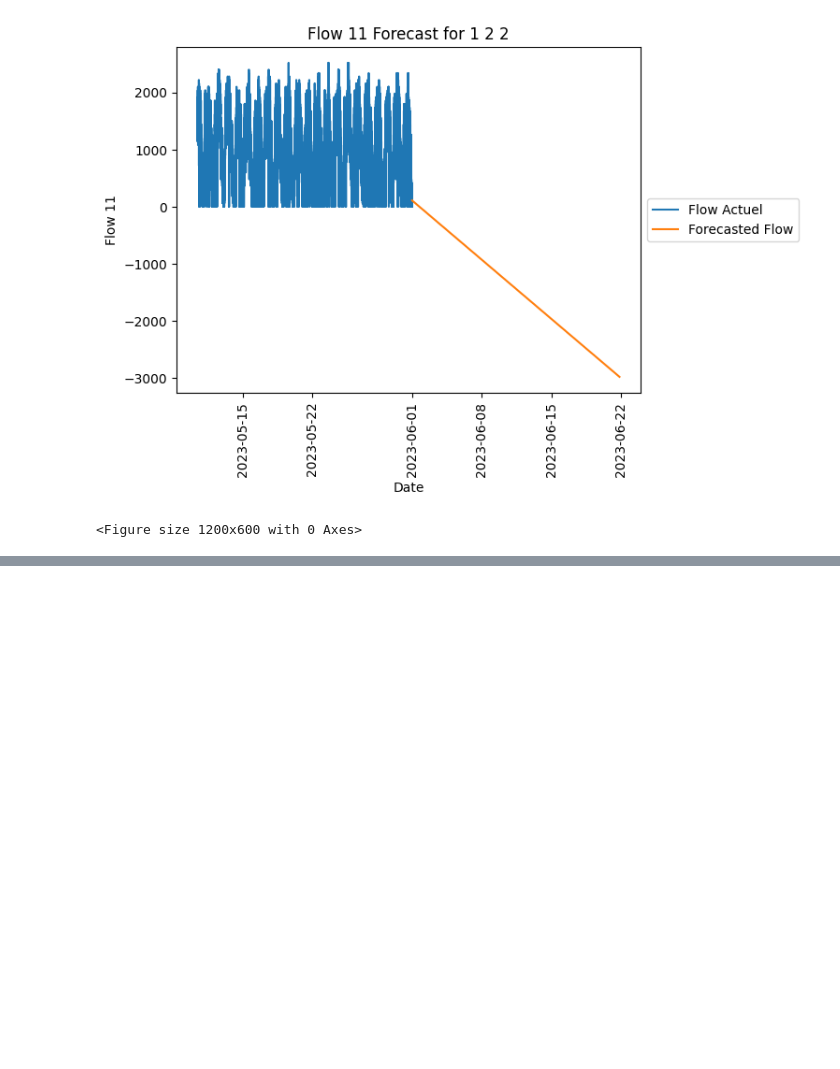
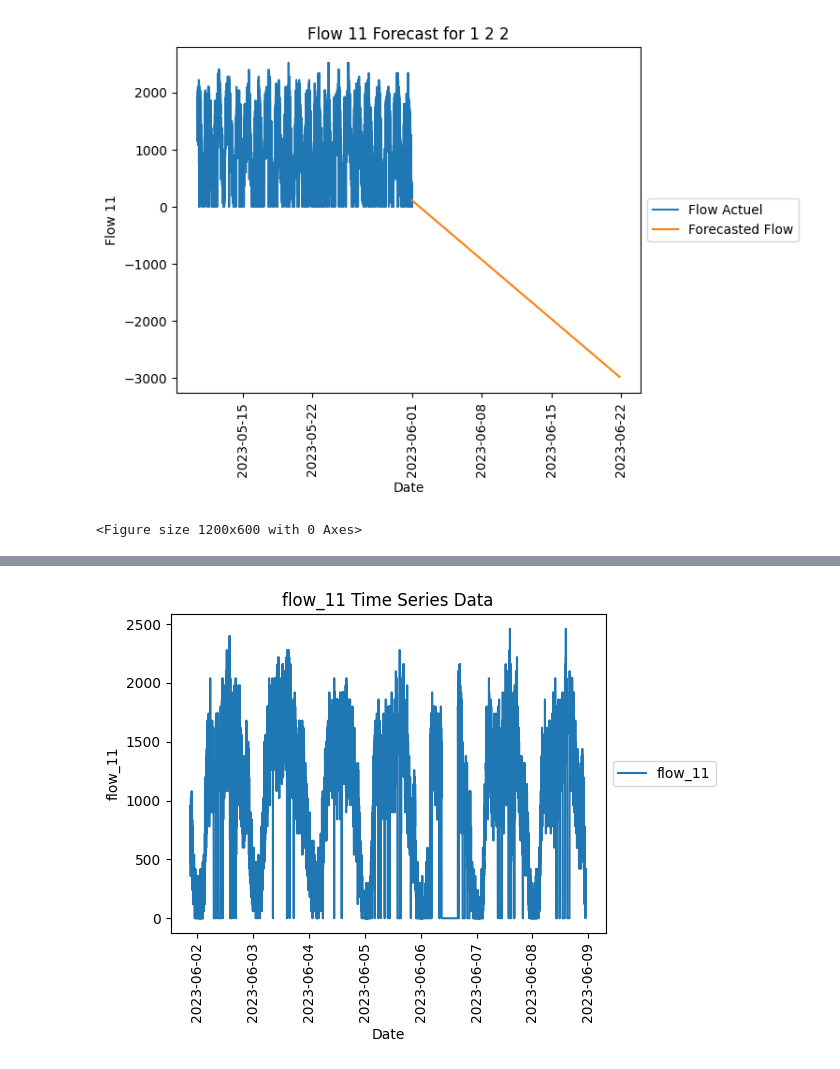
Before and after one commit to PrediSwiss/TraficPrediction, a Jupyter notebook: arima.ipynb, the cells around one changed output, grey strips where cells are left out. Drawn from its saved outputs; the diff is of its cells as text; code cells hidden in the pictures; blank space fills up the shorter version.

```diff
--- a/arima.ipynb
+++ b/arima.ipynb
@@ -134,3 +165,16 @@ plt.show()
 Freq: T, Name: predicted_mean, Length: 30000, dtype: float64
 [figure]
 <Figure size 1200x600 with 0 Axes>
+# %%
+dataset = ["2023"]
+bucket_name_daily = "prediswiss-parquet-data-daily"
+# %%
+fs_gcs = gcsfs.GCSFileSystem()
+daily_dataframes = []
+for data in dataset:
+    path = bucket_name_daily + "/" + data + ".parquet"
+    table = pq.read_table(path, filesystem=fs_gcs)
+    tmp_df = table.to_pandas()
+    daily_dataframes.append(tmp_df)
+daily_df = pd.concat(daily_dataframes)
+display(daily_df)
@@ -136,0 +195,38 @@ Freq: T, Name: predicted_mean, Length: 30000, dtype: float64
+# %%
+# Specify the parameters
+id = 'CH:0542.05'
+target = 'flow_11'
+date = 'publication_date'
+
+# Filter the DataFrame based on the specified id
+filtered_df = daily_df[daily_df['id'] == id].copy()
+
+# Convert the 'publication_date' column to datetime
+filtered_df[date] = pd.to_datetime(filtered_df[date])
+
+# Convert the 'flow_11' column to numeric type
+filtered_df[target] = pd.to_numeric(filtered_df[target], errors='coerce')
+
+filtered_df = filtered_df[[date, target]]
+
+# Set 'publication_date' as the index
+filtered_df.set_index(date, inplace=True)
+
+# Resample the data to the desired frequency (e.g., minute 'T' or second 'S') and calculate the mean
+flow_11_data = filtered_df.resample('T').mean().fillna(0)
+
+# Split the data into training and testing sets
+flow_11_data_train = flow_11_data.iloc[:24816]
+flow_11_data_test = flow_11_data.iloc[24817:]
+
+# Plot the time series data
+plt.plot(flow_11_data.index, flow_11_data[target])
+plt.xlabel('Date')
+plt.ylabel(target)
+plt.title(f'{target} Time Series Data')
+plt.xticks(rotation=90)
+plt.legend([target], loc='center left', bbox_to_anchor=(1, 0.5))
+plt.tight_layout()
+plt.show()
+# %% [output]
+[figure, added]
```
Also changed, not shown: parts of 6 cells of this notebook.
